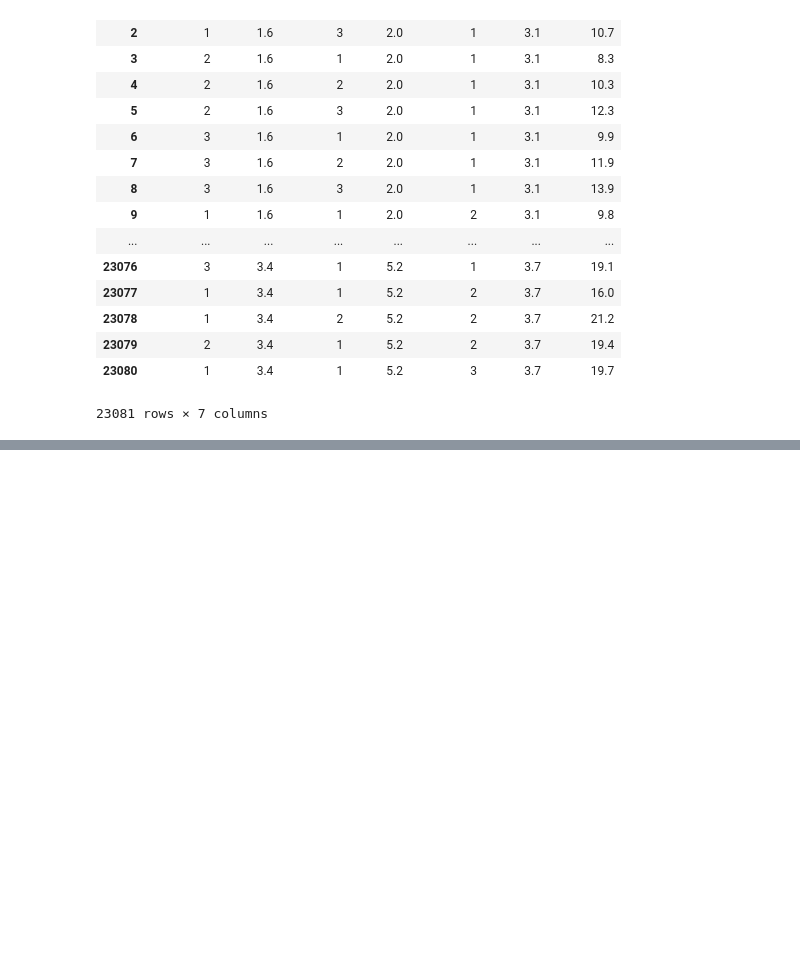
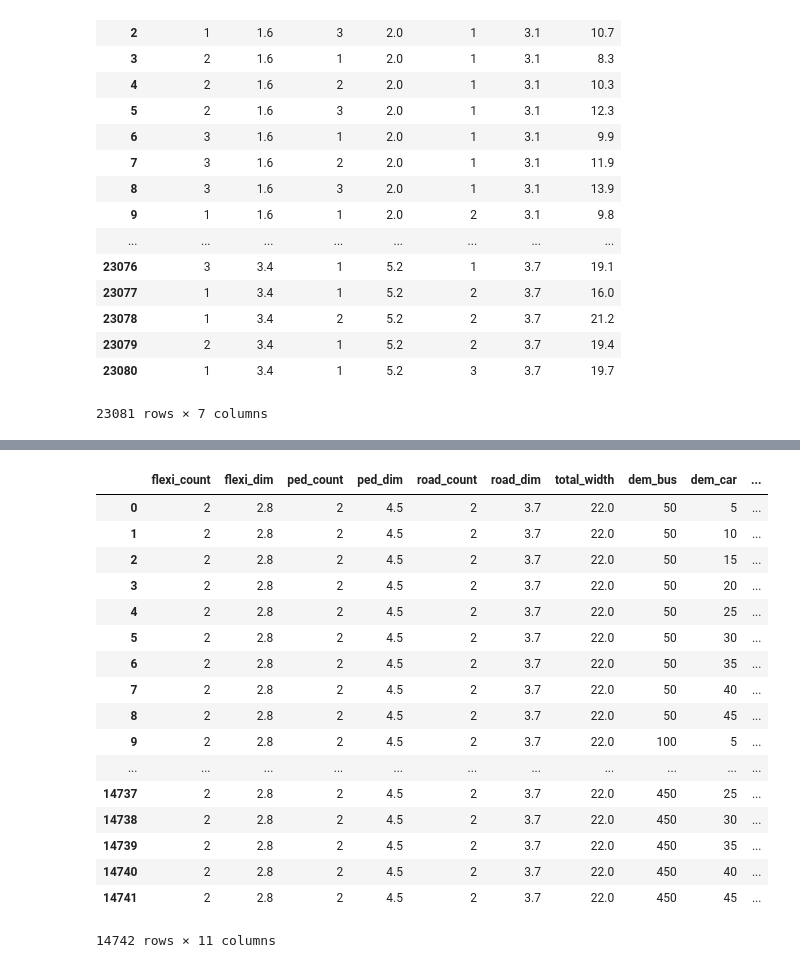
Before and after one commit to RFCArrow/traffic-sim, a Jupyter notebook: modelling/drafting.ipynb, the cells around one changed output, grey strips where cells are left out. Cells and saved outputs as stored; diff of their text form; code cells hidden in the pictures; blank space fills up the shorter version.

```diff
--- a/modelling/drafting.ipynb
+++ b/modelling/drafting.ipynb
@@ -433,0 +580,27 @@ layouts
+# %%
+def cartesian_product_basic(layouts, grids):
+    return (
+       layouts.assign(key=1).merge(grids.assign(key=1), on='key').drop('key', 1))
+
+baseline_master = cartesian_product_basic(bl_layouts, grids)
+# %%
+baseline_master
+# %% [output]
+|  | flexi_count | flexi_dim | ped_count | ped_dim | road_count | road_dim | total_width | dem_bus | dem_car | ... |
+| 0 | 2 | 2.8 | 2 | 4.5 | 2 | 3.7 | 22.0 | 50 | 5 | ... |
+| 1 | 2 | 2.8 | 2 | 4.5 | 2 | 3.7 | 22.0 | 50 | 10 | ... |
+| 2 | 2 | 2.8 | 2 | 4.5 | 2 | 3.7 | 22.0 | 50 | 15 | ... |
+| 3 | 2 | 2.8 | 2 | 4.5 | 2 | 3.7 | 22.0 | 50 | 20 | ... |
+| 4 | 2 | 2.8 | 2 | 4.5 | 2 | 3.7 | 22.0 | 50 | 25 | ... |
+| 5 | 2 | 2.8 | 2 | 4.5 | 2 | 3.7 | 22.0 | 50 | 30 | ... |
+| 6 | 2 | 2.8 | 2 | 4.5 | 2 | 3.7 | 22.0 | 50 | 35 | ... |
+| 7 | 2 | 2.8 | 2 | 4.5 | 2 | 3.7 | 22.0 | 50 | 40 | ... |
+| 8 | 2 | 2.8 | 2 | 4.5 | 2 | 3.7 | 22.0 | 50 | 45 | ... |
+| 9 | 2 | 2.8 | 2 | 4.5 | 2 | 3.7 | 22.0 | 100 | 5 | ... |
+| ... | ... | ... | ... | ... | ... | ... | ... | ... | ... | ... |
+| 14737 | 2 | 2.8 | 2 | 4.5 | 2 | 3.7 | 22.0 | 450 | 25 | ... |
+| 14738 | 2 | 2.8 | 2 | 4.5 | 2 | 3.7 | 22.0 | 450 | 30 | ... |
+| 14739 | 2 | 2.8 | 2 | 4.5 | 2 | 3.7 | 22.0 | 450 | 35 | ... |
+| 14740 | 2 | 2.8 | 2 | 4.5 | 2 | 3.7 | 22.0 | 450 | 40 | ... |
+| 14741 | 2 | 2.8 | 2 | 4.5 | 2 | 3.7 | 22.0 | 450 | 45 | ... |
+14742 rows × 11 columns
```
Also changed, not shown: parts of 19 cells of this notebook, 1 other file.
